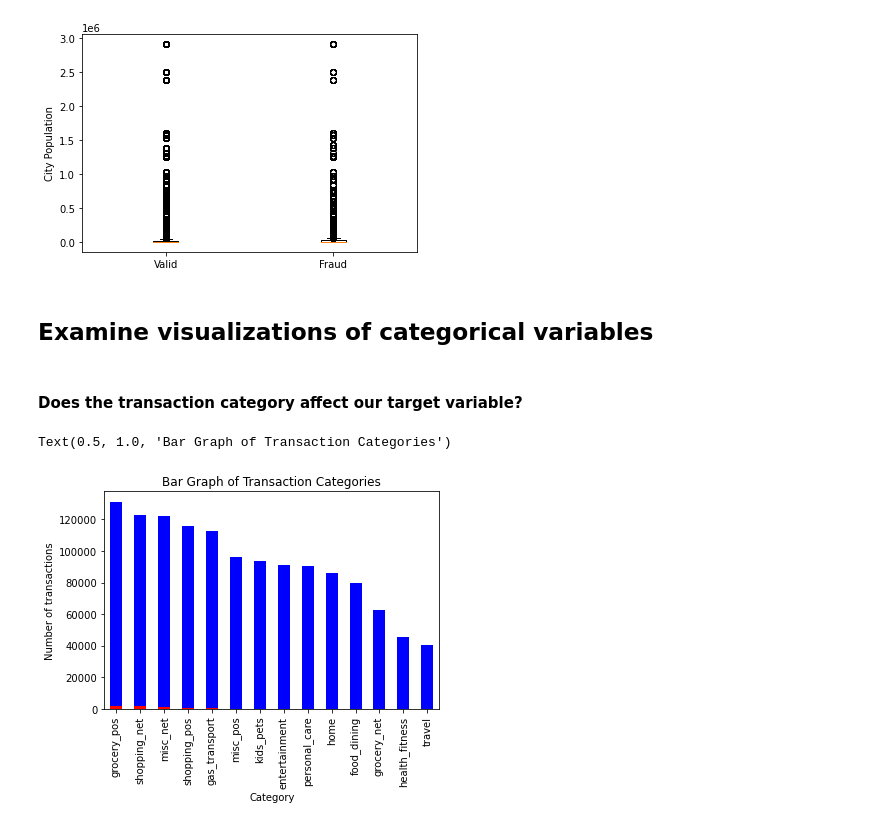
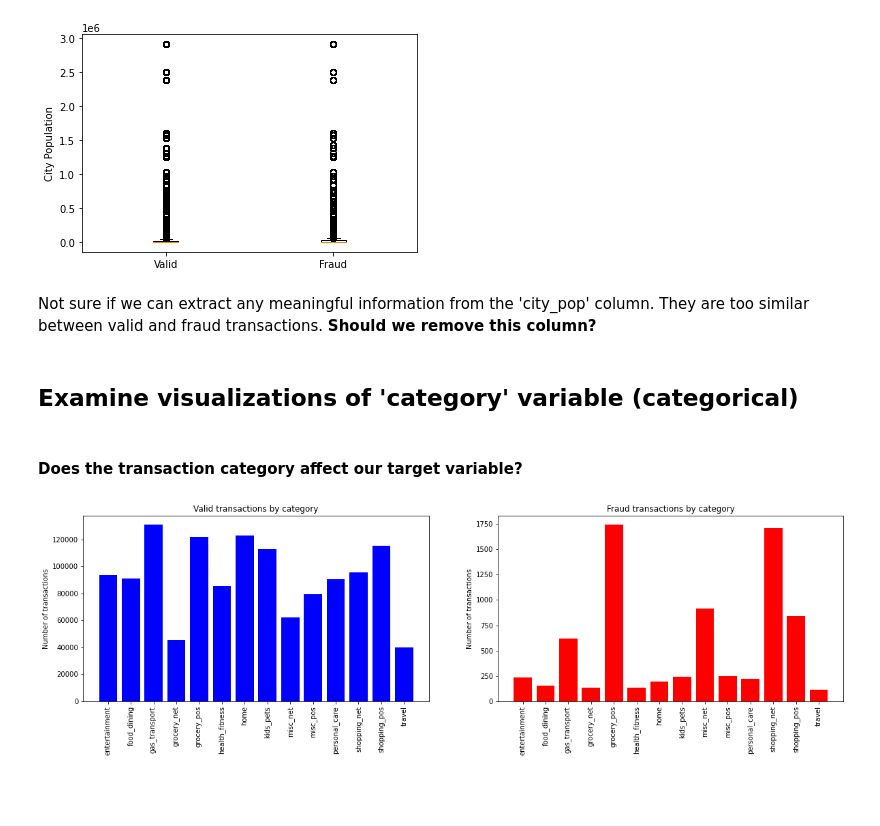
Before and after one commit to cchung106/Capstone-Two, a Jupyter notebook: Notebooks/02_EDA.ipynb, the cells around one changed output. Cells and saved outputs as stored; diff of their text form; code cells hidden in the pictures; blank space fills up the shorter version.

```diff
--- a/Notebooks/02_EDA.ipynb
+++ b/Notebooks/02_EDA.ipynb
@@ -38,3 +38,6 @@ Data columns (total 16 columns):
  15  is_fraud               1296569 non-null  int64
 dtypes: float64(1), int64(4), object(11)
 memory usage: 168.2+ MB
+# %%
+# Filter out 'street', 'city', 'zip' columns
+cc_data.drop(['street', 'city', 'zip'], axis=1, inplace=True)
@@ -130,0 +152,7 @@ Text(0, 0.5, 'Amount')
+# %%
+#Remove outliers
+cc_data = cc_data[cc_data['amt']<=1500]
+
+#Reassign valid and fraud dataframes
+cc_data_fraud = cc_data[cc_data['is_fraud']==1]
+cc_data_valid = cc_data[cc_data['is_fraud']==0]
@@ -149,17 +204,29 @@ plt.ylabel('City Population')
 # %% [output]
 Text(0, 0.5, 'City Population')
 [figure]
+# %% [markdown]
+Not sure if we can extract any meaningful information from the 'city_pop' column.  They are too similar between valid and fraud transactions.  <b>Should we remove this column? <b/>
 # %% [markdown]
-## Examine visualizations of categorical variables
+## Examine visualizations of 'category' variable (categorical)
 # %% [markdown]
 #### Does the transaction category affect our target variable?
+# %%
+valid_cat_count = cc_data_valid['category'].value_counts().sort_index()
+fraud_cat_count = cc_data_fraud['category'].value_counts().sort_index()
 # %%
 # Category column
-cc_data_valid['category'].value_counts().plot(kind='bar', color = 'blue')
-cc_data_fraud['category'].value_counts().plot(kind='bar', color = 'red')
-plt.xlabel('Category')
-plt.ylabel('Number of transactions')
-plt.title('Bar Graph of Transaction Categories')
+fig, ax = plt.subplots(1, 2, figsize=(20,5))
+
+ax[0].bar(valid_cat_count.index, valid_cat_count, color = 'blue')
+ax[1].bar(fraud_cat_count.index, fraud_cat_count, color = 'red')
+
+ax[0].set_xticklabels(valid_cat_count.index, rotation=90)
+ax[0].set_ylabel('Number of transactions')
+ax[0].set_title('Valid transactions by category')
+ax[1].set_xticklabels(fraud_cat_count.index, rotation=90)
+ax[1].set_ylabel('Number of transactions')
+ax[1].set_title('Fraud transactions by category')
+
+plt.show()
 # %% [output]
-Text(0.5, 1.0, 'Bar Graph of Transaction Categories')
-[figure, old version]
+[figure, new version]
```
Also changed, not shown: parts of 61 cells of this notebook.
